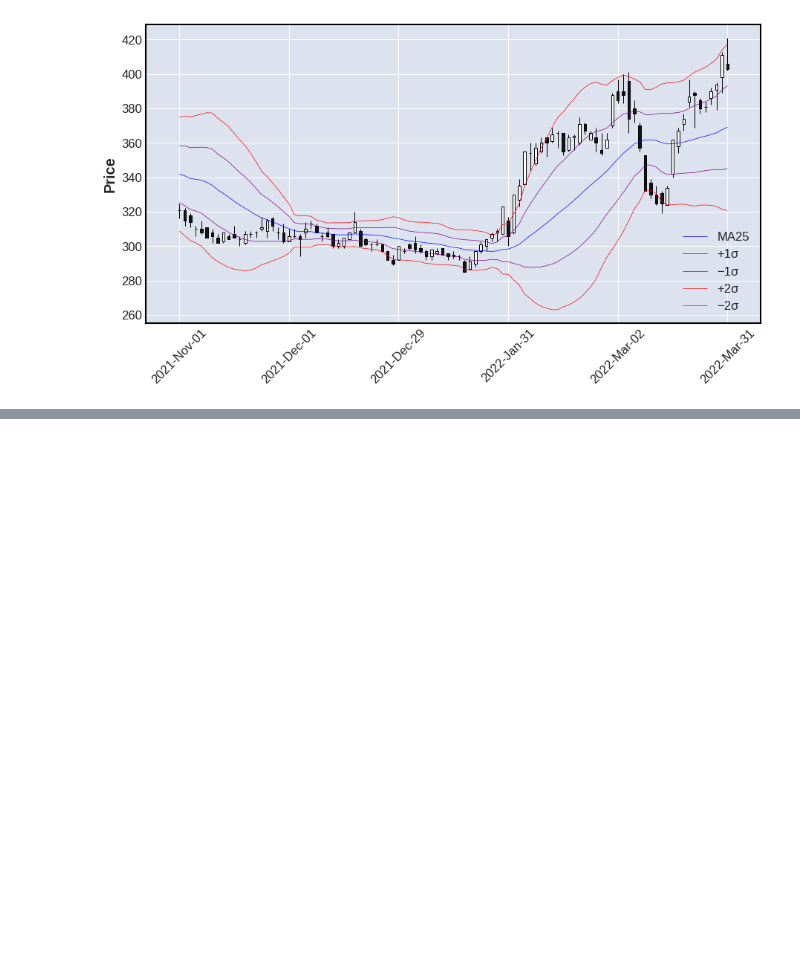
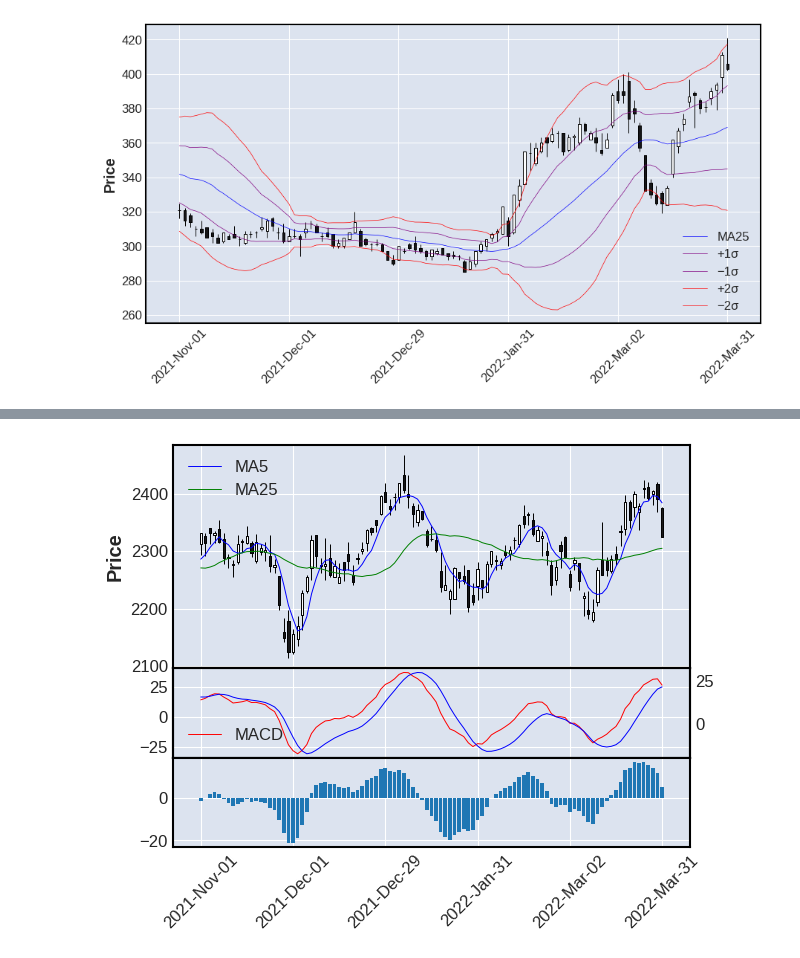
Before and after one commit to hirokimituya/book_stock-price-analysis, a Jupyter notebook: ch5.ipynb, the cells around one changed output, grey strips where cells are left out. Drawn from its saved outputs; the diff is of its cells as text; code cells hidden in the pictures; blank space fills up the shorter version.

```diff
--- a/ch5.ipynb
+++ b/ch5.ipynb
@@ -225,0 +280,37 @@ temp_dc = (cross != cross_shift) & (cross == False)
+# %%
+"""MACDのチャート"""
+df = get_stock_data(1928)   # 積水ハウス
+close = df['Close']
+
+# 移動平均
+df['ma5'] = ta.SMA(close, timeperiod=5)
+df['ma25'] = ta.SMA(close, timeperiod=25)
+
+# MACD、シグナル、ヒストグラムを算出
+macd, macdsignal, hist = ta.MACD(close, fastperiod=12, slowperiod=26, signalperiod=9)
+df['macd'] = macd
+df['macd_signal'] = macdsignal
+df['hist'] = hist
+
+# 2021.11.1から2022.3.31までのチャートを作成
+rdf = df[dt.datetime(2021,11,1):dt.datetime(2022,3,31)]
+
+apd = [
+    # 5日移動平均線
+    mpf.make_addplot(rdf['ma5'], color='blue', panel=0, width=0.7),
+    # 25日移動平均線
+    mpf.make_addplot(rdf['ma25'], color='green', panel=0, width=0.7),
+    # MACD
+    mpf.make_addplot(rdf['macd'], panel=1, width=0.7, color='red'),
+    # シグナル
+    mpf.make_addplot(rdf['macd_signal'], panel=1, width=0.7, color='blue'),
+    # ヒストグラム
+    mpf.make_addplot(rdf['hist'], panel=2, type='bar')
+]
+
+fig, axes = mpf.plot(rdf, type='candle', figratio=(5, 4), addplot=apd, returnfig=True)
+axes[0].legend(['MA5', 'MA25'])
+axes[2].legend(['MACD', 'SIGMAL'])
+fig.show()
+# %% [output]
+[figure, added]
```
Also changed, not shown: parts of 6 cells of this notebook.
